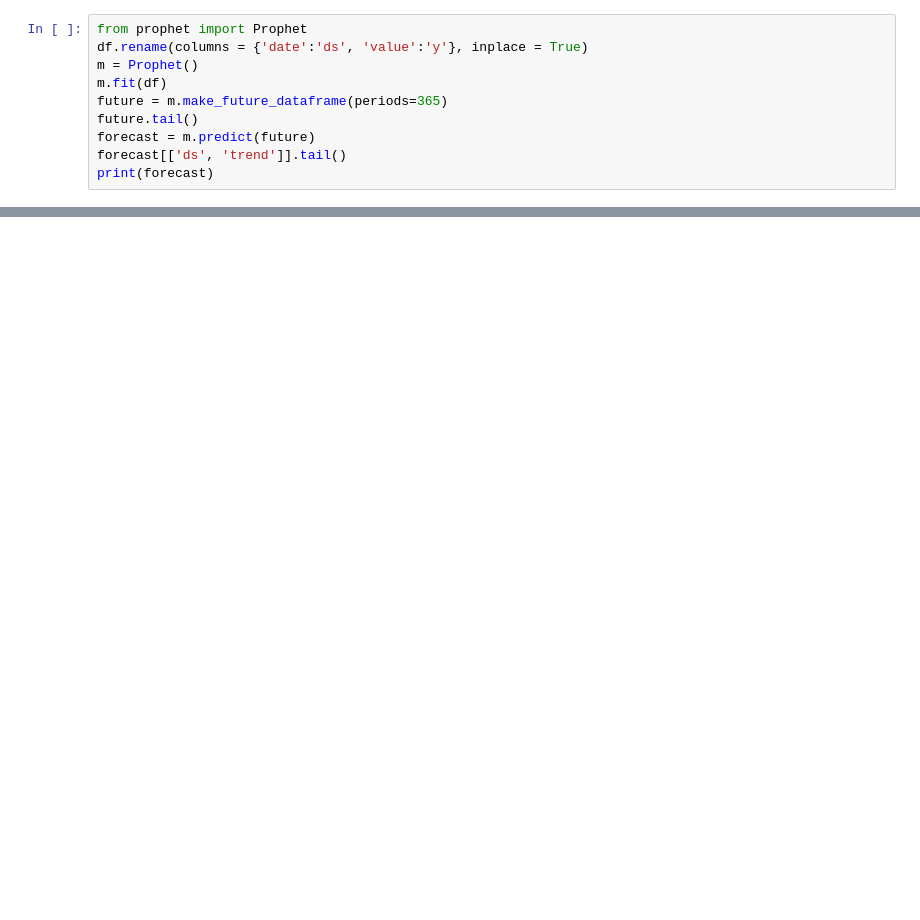
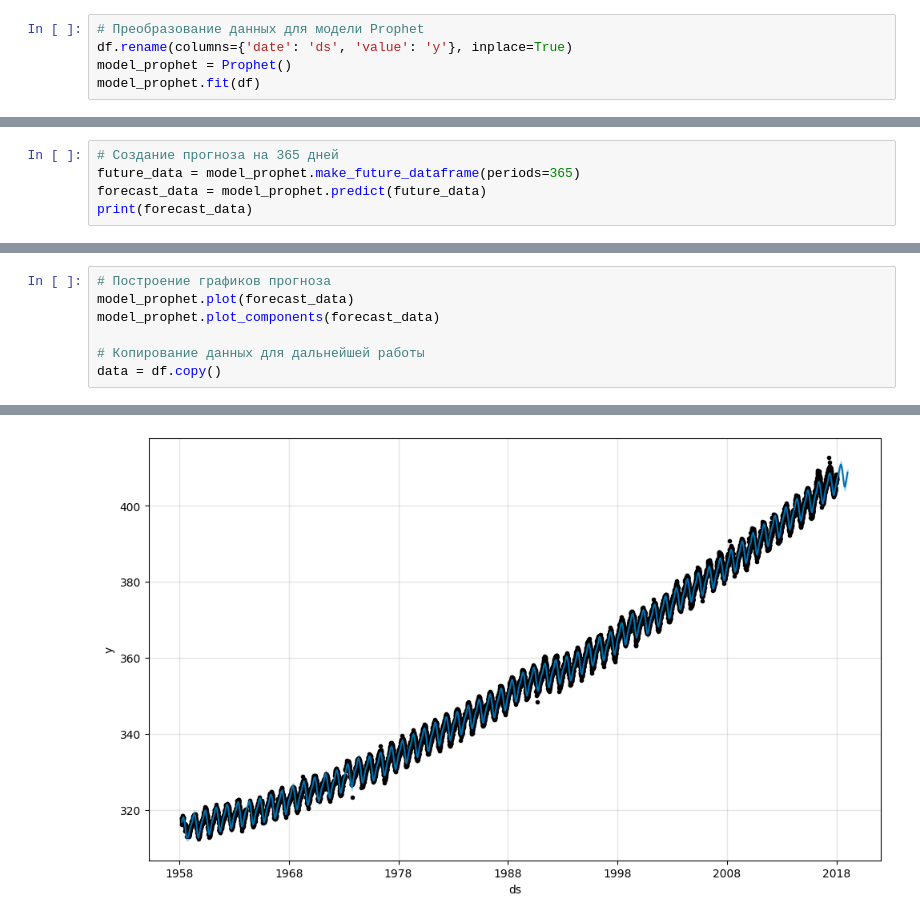
Before and after one commit to homaggggg/dsp_bigdata, a Jupyter notebook: timerows/timerows.ipynb, the cells around one changed output, grey strips where cells are left out. Saved outputs shown, nothing was run; the diff lists cells and outputs as text; blank space fills up the shorter version.

Commit message:
подпись графиков

```diff
--- a/timerows/timerows.ipynb
+++ b/timerows/timerows.ipynb
@@ -36,11 +33,6 @@ px.scatter(x=df['date'], y=df['value']).show()
 # %%
-from prophet import Prophet
-df.rename(columns = {'date':'ds', 'value':'y'}, inplace = True)
-m = Prophet()
-m.fit(df)
-future = m.make_future_dataframe(periods=365)
-future.tail()
-forecast = m.predict(future)
-forecast[['ds', 'trend']].tail()
-print(forecast)
+# Преобразование данных для модели Prophet
+df.rename(columns={'date': 'ds', 'value': 'y'}, inplace=True)
+model_prophet = Prophet()
+model_prophet.fit(df)
 # %% [output]
@@ -98,0 +42,5 @@ Reshape your data either using array.reshape(-1, 1) if your data has a single fe
+# %%
+# Создание прогноза на 365 дней
+future_data = model_prophet.make_future_dataframe(periods=365)
+forecast_data = model_prophet.predict(future_data)
+print(forecast_data)
@@ -98,0 +65,8 @@ Reshape your data either using array.reshape(-1, 1) if your data has a single fe
+# %%
+# Построение графиков прогноза
+model_prophet.plot(forecast_data)
+model_prophet.plot_components(forecast_data)
+
+# Копирование данных для дальнейшей работы
+data = df.copy()
+# %% [output]
@@ -98,0 +86 @@ Reshape your data either using array.reshape(-1, 1) if your data has a single fe
+[figure, added]
```
Also changed, not shown: parts of 24 cells of this notebook.
